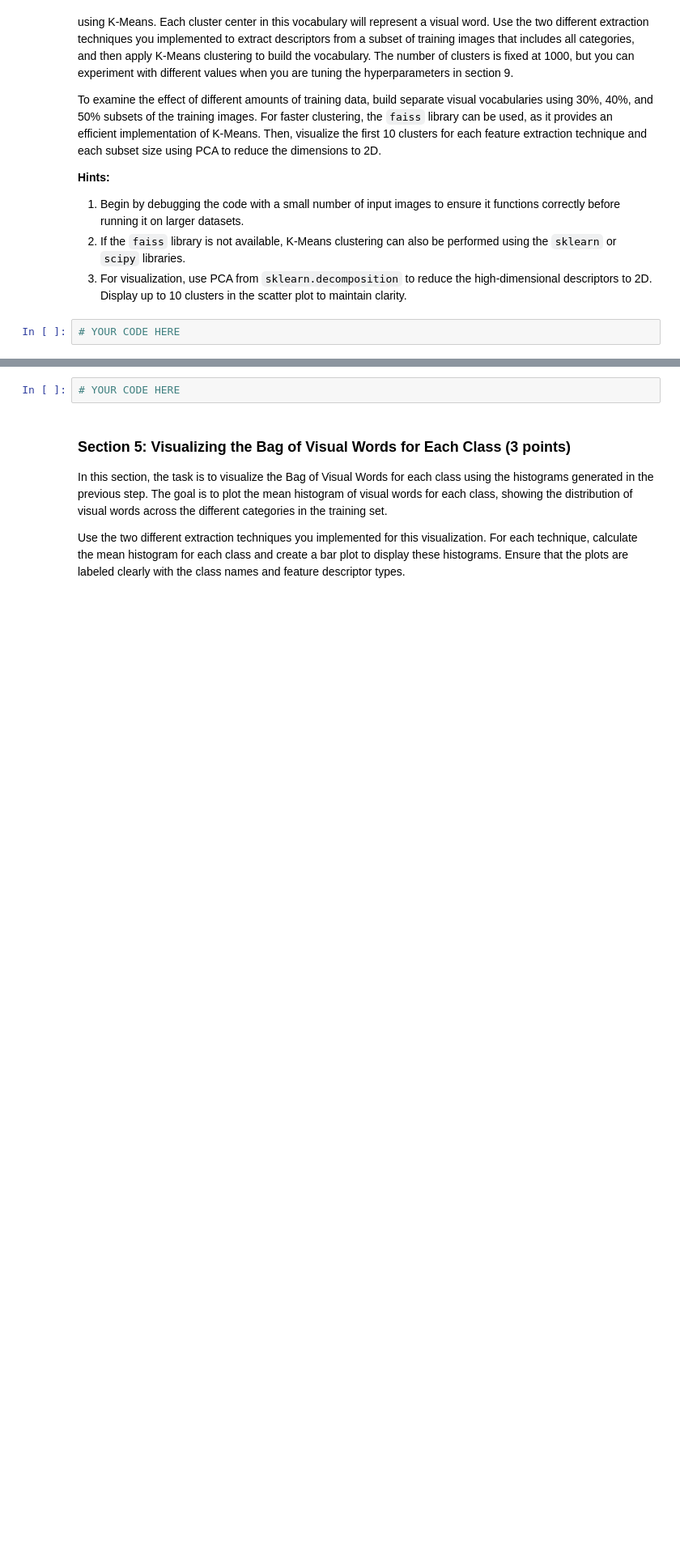
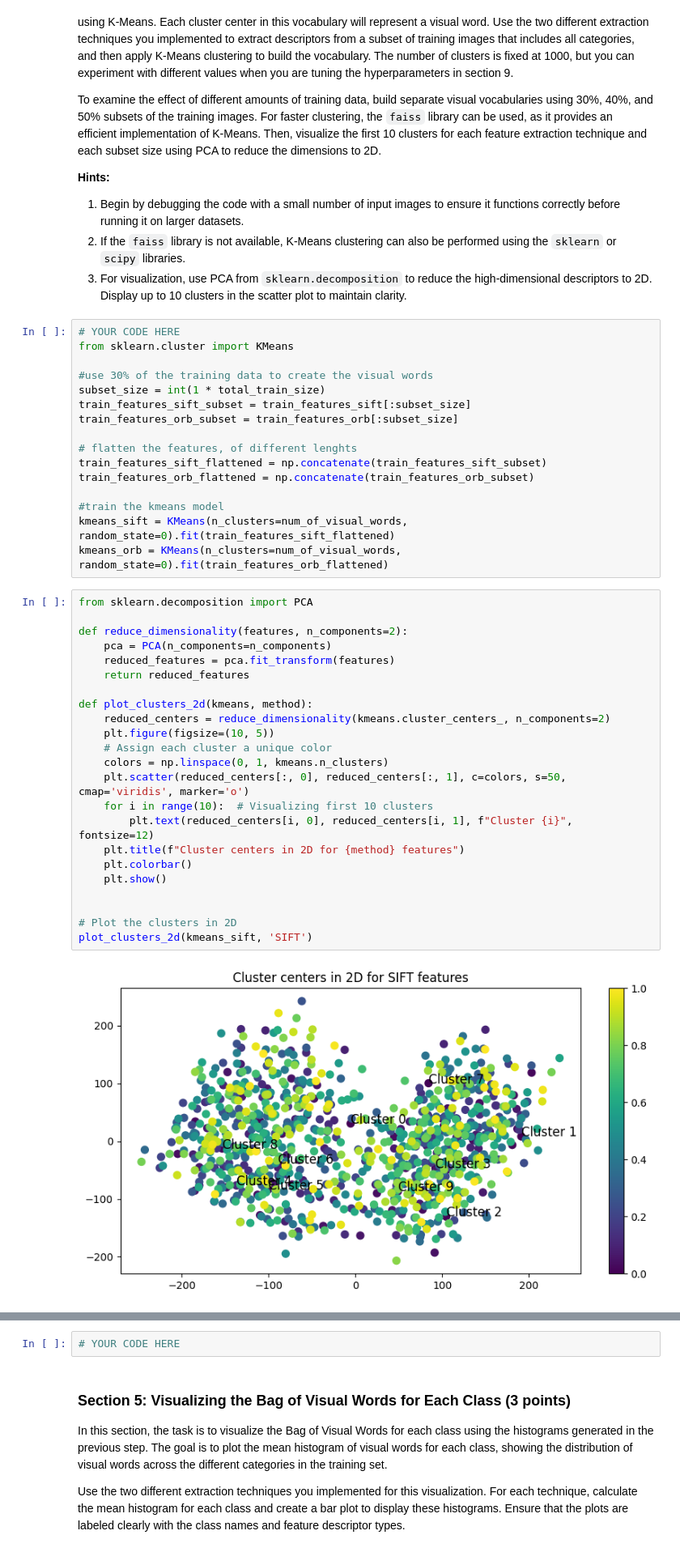
Before and after one commit to chaosido/cv1, a Jupyter notebook: final-lab/cv1-final-lab-part-1-main/cv1-final-lab-part-1-main/cv1-final-lab-part-1.ipynb, the cells around one changed output, grey strips where cells are left out. Shown at 81% size. Drawn from its saved outputs; the diff is of its cells as text; blank space fills up the shorter version.

```diff
--- a/final-lab/cv1-final-lab-part-1-main/cv1-final-lab-part-1-main/cv1-final-lab-part-1.ipynb
+++ b/final-lab/cv1-final-lab-part-1-main/cv1-final-lab-part-1-main/cv1-final-lab-part-1.ipynb
@@ -217,8 +329,47 @@ To examine the effect of different amounts of training data, build separate visu
 1. Begin by debugging the code with a small number of input images to ensure it functions correctly before running it on larger datasets.
 2. If the `faiss` library is not available, K-Means clustering can also be performed using the `sklearn` or `scipy` libraries.
 3. For visualization, use PCA from `sklearn.decomposition` to reduce the high-dimensional descriptors to 2D. Display up to 10 clusters in the scatter plot to maintain clarity.
-# %%
-# YOUR CODE HERE
+# %%
+# YOUR CODE HERE
+from sklearn.cluster import KMeans
+
+#use 30% of the training data to create the visual words
+subset_size = int(1 * total_train_size)
+train_features_sift_subset = train_features_sift[:subset_size]
+train_features_orb_subset = train_features_orb[:subset_size]
+
+# flatten the features, of different lenghts
+train_features_sift_flattened = np.concatenate(train_features_sift_subset)
+train_features_orb_flattened = np.concatenate(train_features_orb_subset)
+
+#train the kmeans model
+kmeans_sift = KMeans(n_clusters=num_of_visual_words, random_state=0).fit(train_features_sift_flattened)
+kmeans_orb = KMeans(n_clusters=num_of_visual_words, random_state=0).fit(train_features_orb_flattened)
+# %%
+from sklearn.decomposition import PCA
+
+def reduce_dimensionality(features, n_components=2):
+    pca = PCA(n_components=n_components)
+    reduced_features = pca.fit_transform(features)
+    return reduced_features
+
+def plot_clusters_2d(kmeans, method):
+    reduced_centers = reduce_dimensionality(kmeans.cluster_centers_, n_components=2)
+    plt.figure(figsize=(10, 5))
+    # Assign each cluster a unique color
+    colors = np.linspace(0, 1, kmeans.n_clusters)
+    plt.scatter(reduced_centers[:, 0], reduced_centers[:, 1], c=colors, s=50, cmap='viridis', marker='o')
+    for i in range(10):  # Visualizing first 10 clusters
+        plt.text(reduced_centers[i, 0], reduced_centers[i, 1], f"Cluster {i}", fontsize=12)
+    plt.title(f"Cluster centers in 2D for {method} features")
+    plt.colorbar()
+    plt.show()
+
+
+# Plot the clusters in 2D
+plot_clusters_2d(kmeans_sift, 'SIFT')
+# %% [output]
+[figure, added]
 # %% [markdown]
 <a id="section-4"></a>
 ### **Section 4: Encoding Train Image Features (3 points)**
```
Also changed, not shown: parts of 7 cells of this notebook, 1 other file.
